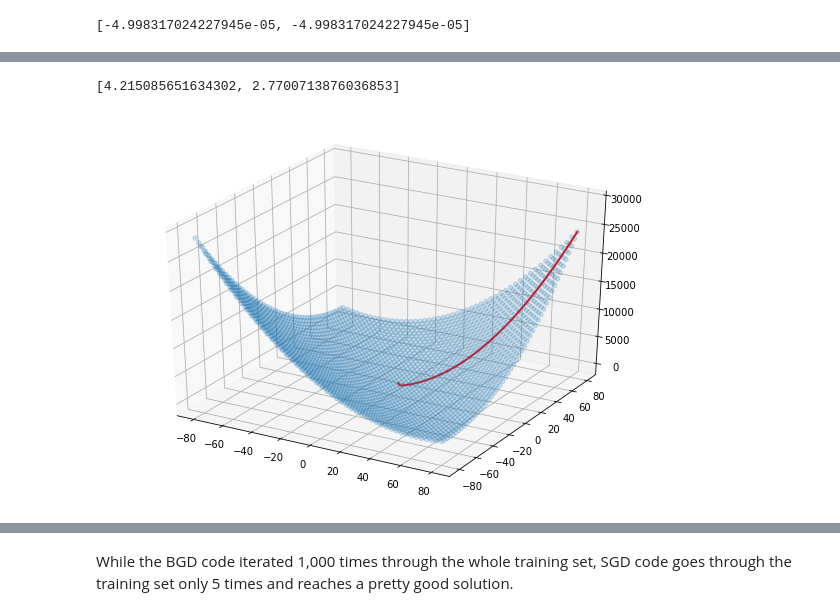
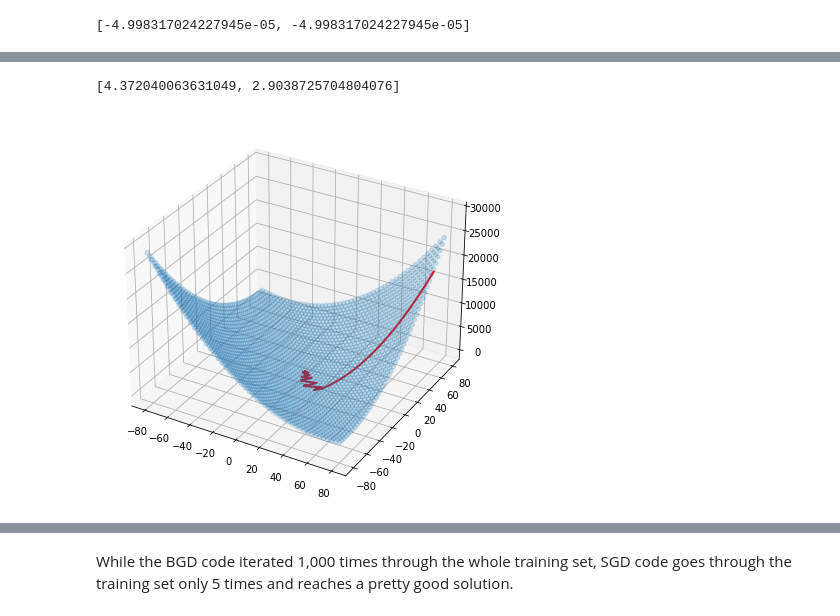
Before and after one commit to ethangillett/machine-learning_riccardoberta, a Jupyter notebook: 02-supervised-learning/01-linear-models.ipynb, the cells around one changed output, grey strips where cells are left out. Saved outputs shown, nothing was run; the diff lists cells and outputs as text; code cells hidden in the pictures.

Commit message:
update linear models

```diff
--- a/02-supervised-learning/01-linear-models.ipynb
+++ b/02-supervised-learning/01-linear-models.ipynb
@@ -171,9 +176,6 @@ When $f$ is a function of many variables, it has multiple partial derivatives, e
 We calculate its $i_{th}$ partial derivative by treating it as a function of just its $i_{th}$ variable, holding the other variables fixed:
 # %%
-import sys; sys.path.insert(0, '..')
-from scratch.linear_algebra import Vector
-
-def partial_difference_quotient(f: Callable[[Vector], float], v: Vector, i: int, h: float) -> float:
+def partial_difference_quotient(f, v, i, h):
     """Returns the i-th partial difference quotient of f at v"""
     # add h to just the ith element of v
     w = [v_j + (h if j == i else 0) for j, v_j in enumerate(v)]
@@ -181,6 +183,6 @@ def partial_difference_quotient(f: Callable[[Vector], float], v: Vector, i: int,
 # %% [markdown]
 The, we can estimate the gradient:
 # %%
-def estimate_gradient(f: Callable[[Vector], float], v: Vector, h: float = 0.0001):
+def estimate_gradient(f, v, h = 0.0001):
     return [partial_difference_quotient(f, v, i, h) for i in range(len(v))]
 # %% [markdown]
@@ -197,7 +210,9 @@ def gradient_step(v: Vector, gradient: Vector, step_size: float) -> Vector:
 # %% [markdown]
 As a simple example, suppose we have a function $f$ that takes as input a vector of real numbers and outputs a single real number, like this one:
 # %%
-from scratch.linear_algebra import dot
+def dot(v, w):
+    """Computes v_1 * w_1 + ... + v_n * w_n"""
+    return sum(v_i * w_i for v_i, w_i in zip(v, w))
 
 def f(v: Vector) -> float:
     return dot(v, v)
@@ -328,39 +349,39 @@ We can try to find the solution also using our estimate function:
 # %%
 import random
 
-path=[]
+path_SGD=[]
 
-def J(theta: Vector) -> float:
-    a = (X_b.dot(theta))
-    a = a-y.T
-    return (1/m * a.dot(a.T))[0][0]
+def J_stocastic(theta):
+    xi = X_b[random_index:random_index+1]
+    yi = y[random_index:random_index+1]
+    a = (xi.dot(theta))
+    a = a-yi.T
+    return (a.dot(a.T))[0][0]
 
 # pick a random starting point
 theta = [80, 80]
 path.append(theta)
 
-for epoch in range(10000):
-    grad = estimate_gradient(J, theta)
-    theta = gradient_step(theta, grad, -0.01)
-    path.append(theta)
+n_epochs = 250
+for epoch in range(n_epochs):
+    random_index = np.random.randint(len(X_b))
+    for i in range(len(X_b)):
+        grad = estimate_gradient(J_stocastic, theta)
+        theta = gradient_step(theta, grad, -0.01)
+        path_SGD.append(theta)
 
 print(theta)
 # %% [output]
-[4.215085651634302, 2.7700713876036853]
+[4.372040063631049, 2.9038725704804076]
 # %%
-Theta1 = np.linspace(-80, 80, 50)
-Theta2 = np.linspace(-80, 80, 50)
-X1, X2 = np.meshgrid(Theta1, Theta2)
-F = [J([x,y]) for x in Theta1 for y in Theta2]
-
-X1_path = [point[0] for point in path]
-X2_path = [point[1] for point in path]
-F_path = [J(point) for point in path]
+X1_path = [point[0] for point in path_SGD]
+X2_path = [point[1] for point in path_SGD]
+F_path = [J_stocastic(point) for point in path_SGD]
 
 figure = plt.figure(1, figsize = (10, 7))
 ax = plt.subplot(111, projection='3d')
 ax.scatter3D(X1, X2, F, '.', alpha=0.2)
 ax.plot(X1_path, X2_path, F_path, 'r', linewidth=2)
 plt.show()
 # %% [output]
-[figure, old version]
+[figure, new version]
```
Also changed, not shown: parts of 68 cells of this notebook, 6 other files.
